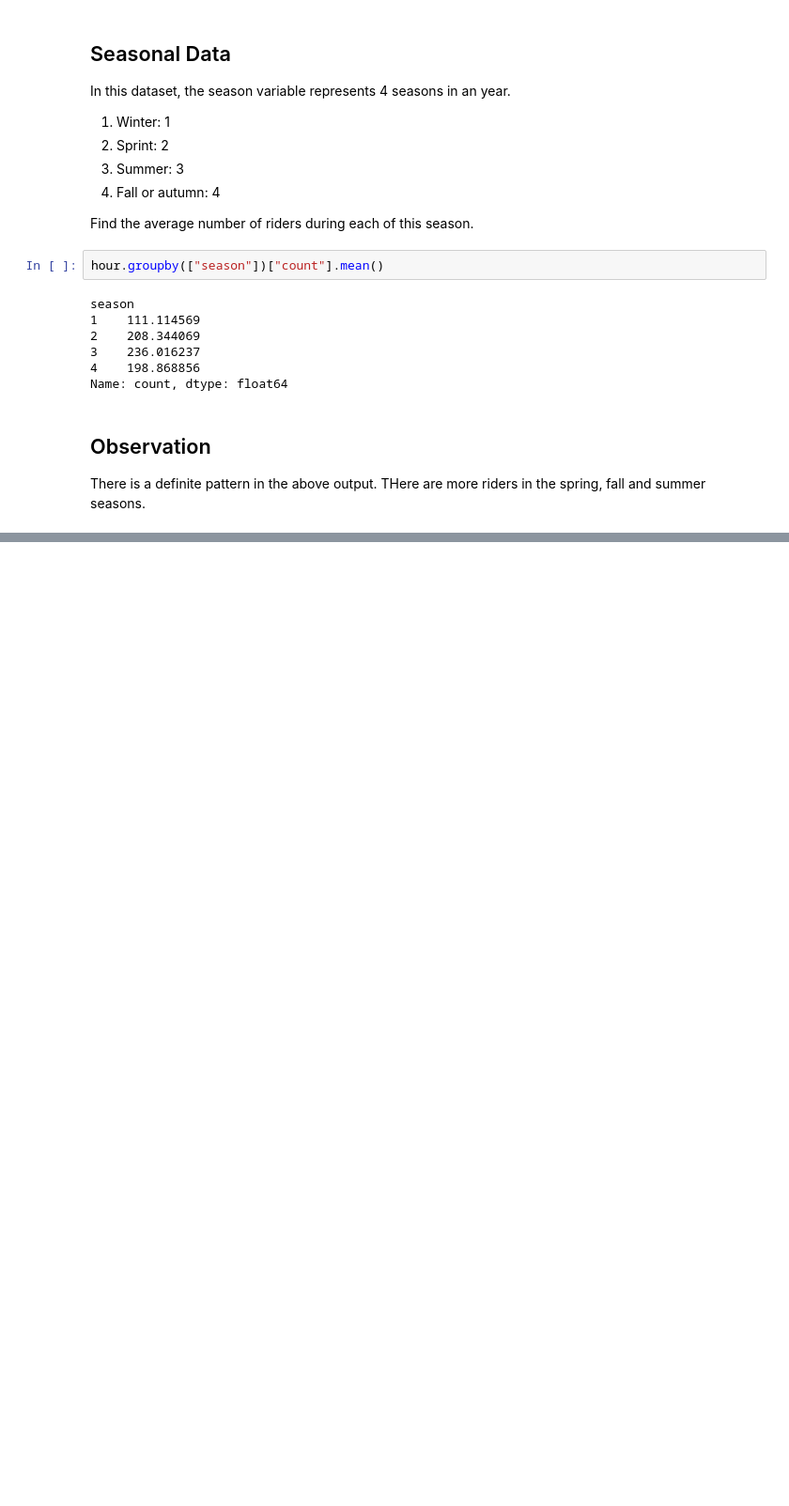
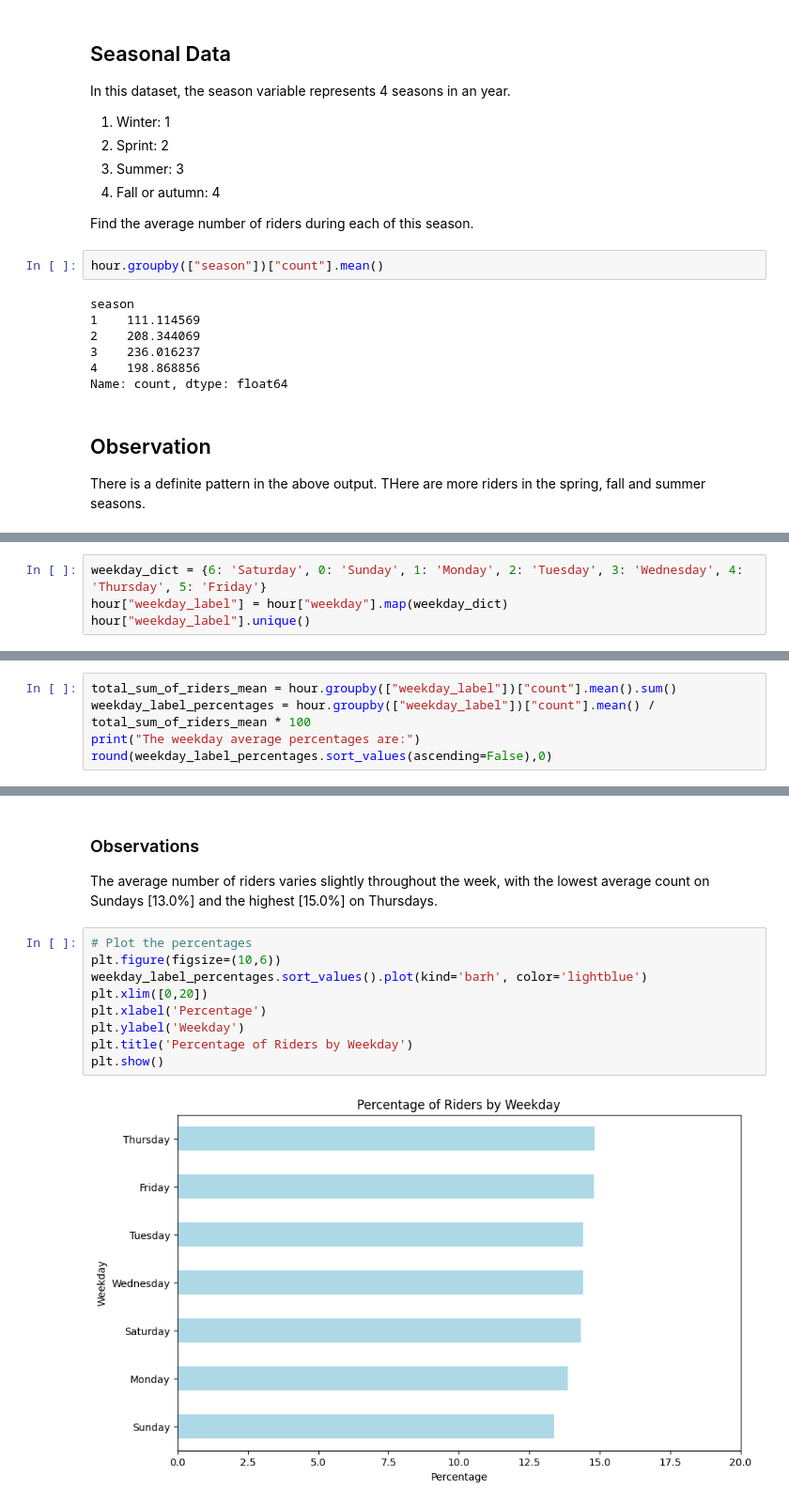
Before and after one commit to devbilalkhan/data-science, a Jupyter notebook: practice/bike_sharing_dataset.ipynb, the cells around one changed output, grey strips where cells are left out. Shown at 94% size. Saved outputs shown, nothing was run; the diff lists cells and outputs as text; blank space fills up the shorter version.

```diff
--- a/practice/bike_sharing_dataset.ipynb
+++ b/practice/bike_sharing_dataset.ipynb
@@ -145,0 +331,4 @@ hour.groupby(["season", "holiday"]).[count].means()
+# %%
+weekday_dict = {6: 'Saturday', 0: 'Sunday', 1: 'Monday', 2: 'Tuesday', 3: 'Wednesday', 4: 'Thursday', 5: 'Friday'}
+hour["weekday_label"] = hour["weekday"].map(weekday_dict)
+hour["weekday_label"].unique()
@@ -145,0 +351,5 @@ hour.groupby(["season", "holiday"]).[count].means()
+# %%
+total_sum_of_riders_mean = hour.groupby(["weekday_label"])["count"].mean().sum()
+weekday_label_percentages = hour.groupby(["weekday_label"])["count"].mean() / total_sum_of_riders_mean * 100
+print("The weekday average percentages are:")
+round(weekday_label_percentages.sort_values(ascending=False),0)
@@ -145,0 +367,14 @@ hour.groupby(["season", "holiday"]).[count].means()
+# %% [markdown]
+### Observations
+The average number of riders varies slightly throughout the week, with the lowest average count on Sundays [13.0%] and the highest [15.0%] on Thursdays.
+# %%
+# Plot the percentages
+plt.figure(figsize=(10,6))
+weekday_label_percentages.sort_values().plot(kind='barh', color='lightblue')
+plt.xlim([0,20])
+plt.xlabel('Percentage')
+plt.ylabel('Weekday')
+plt.title('Percentage of Riders by Weekday')
+plt.show()
+# %% [output]
+[figure, added]
```
Also changed, not shown: parts of 38 cells of this notebook.
